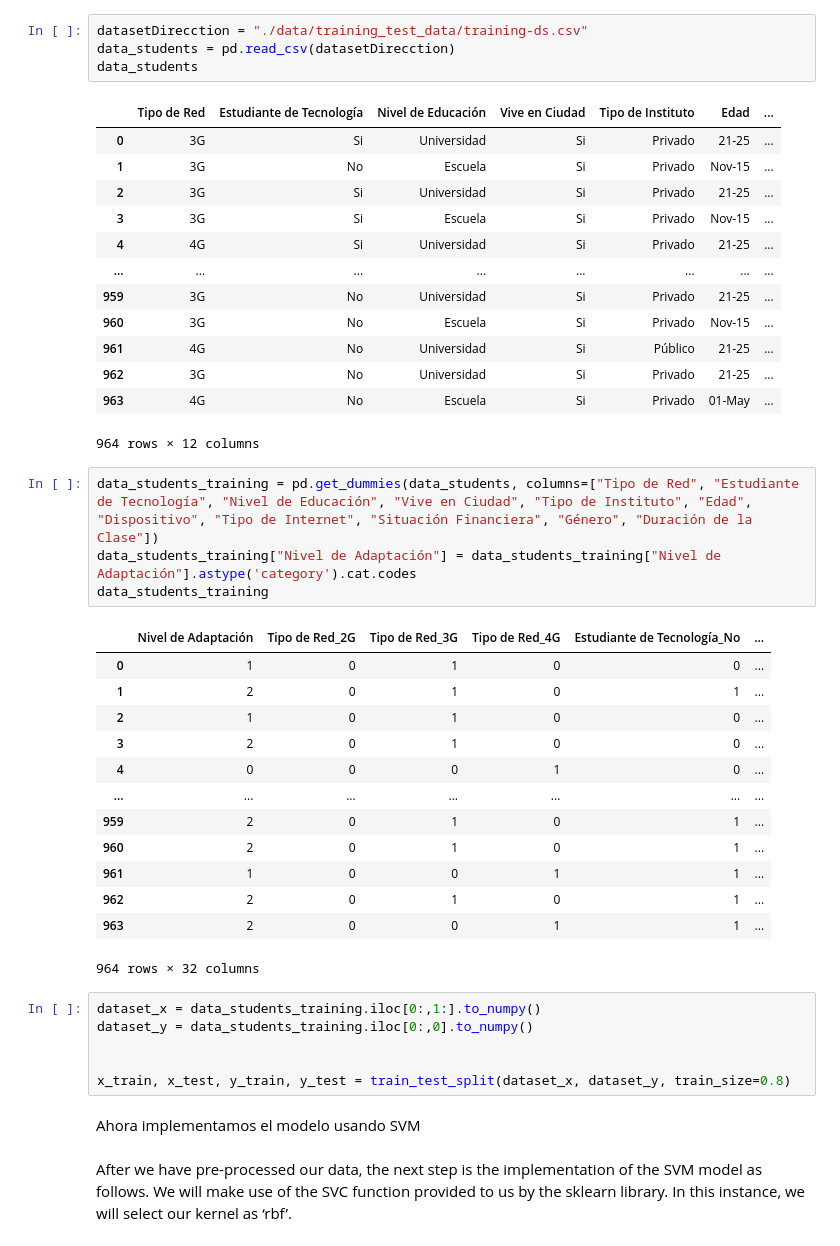
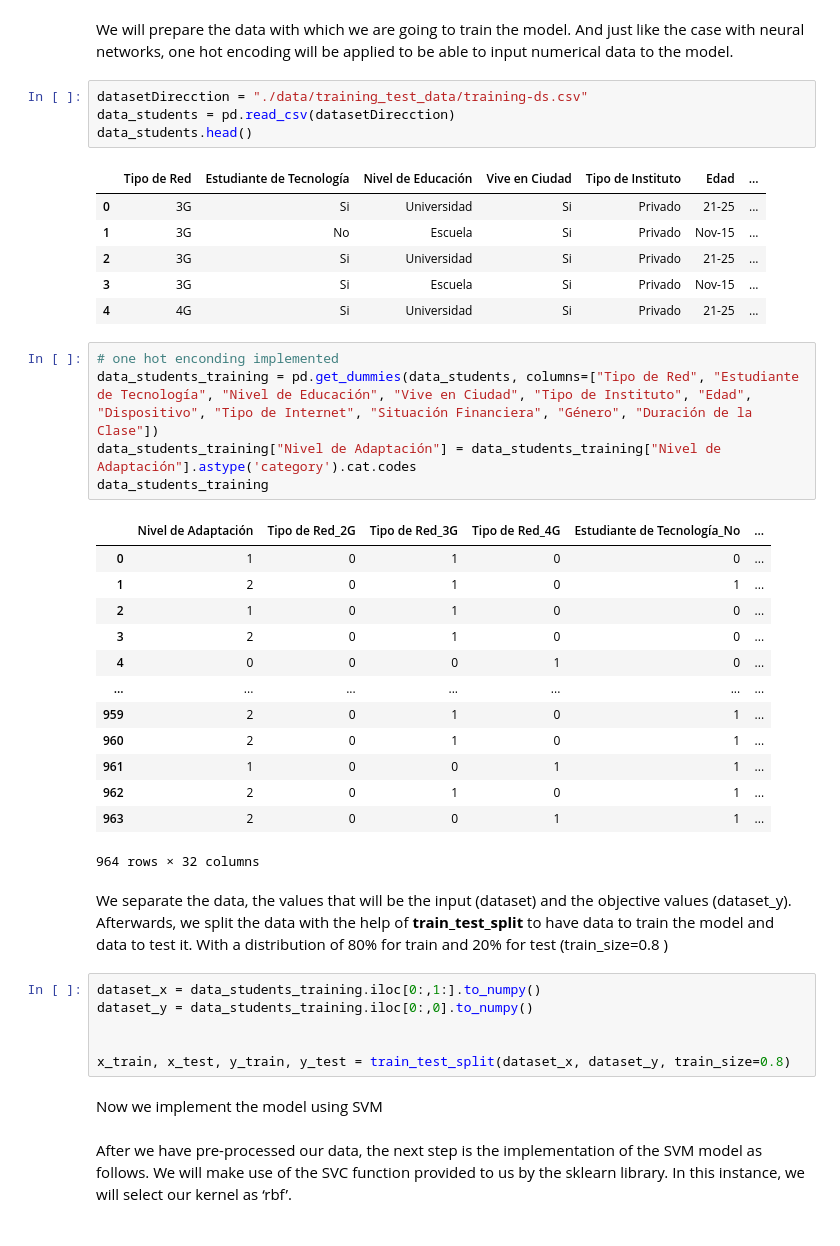
Before and after one commit to DiegoQR/assignment-5-SI, a Jupyter notebook: SupportVectorMachineModel.ipynb, the cells around one changed output. Saved outputs shown, nothing was run; the diff lists cells and outputs as text.

```diff
--- a/SupportVectorMachineModel.ipynb
+++ b/SupportVectorMachineModel.ipynb
@@ -19,22 +65,19 @@ Esta vez usaremos los datos para entrenar un model usando Suppor Vecto Machine,
+# %% [markdown]
+We will prepare the data with which we are going to train the model.
+And just like the case with neural networks, one hot encoding will be applied to be able to input numerical data to the model.
 # %%
 datasetDirecction = "./data/training_test_data/training-ds.csv"
 data_students = pd.read_csv(datasetDirecction)
-data_students
+data_students.head()
 # %% [output]
 |  | Tipo de Red | Estudiante de Tecnología | Nivel de Educación | Vive en Ciudad | Tipo de Instituto | Edad | ... |
 | 0 | 3G | Si | Universidad | Si | Privado | 21-25 | ... |
 | 1 | 3G | No | Escuela | Si | Privado | Nov-15 | ... |
 | 2 | 3G | Si | Universidad | Si | Privado | 21-25 | ... |
 | 3 | 3G | Si | Escuela | Si | Privado | Nov-15 | ... |
 | 4 | 4G | Si | Universidad | Si | Privado | 21-25 | ... |
-| ... | ... | ... | ... | ... | ... | ... | ... |
-| 959 | 3G | No | Universidad | Si | Privado | 21-25 | ... |
-| 960 | 3G | No | Escuela | Si | Privado | Nov-15 | ... |
-| 961 | 4G | No | Universidad | Si | Público | 21-25 | ... |
-| 962 | 3G | No | Universidad | Si | Privado | 21-25 | ... |
-| 963 | 4G | No | Escuela | Si | Privado | 01-May | ... |
-964 rows × 12 columns
 # %%
+# one hot enconding implemented
 data_students_training = pd.get_dummies(data_students, columns=["Tipo de Red", "Estudiante de Tecnología", "Nivel de Educación", "Vive en Ciudad", "Tipo de Instituto", "Edad", "Dispositivo", "Tipo de Internet", "Situación Financiera", "Género", "Duración de la Clase"])
 data_students_training["Nivel de Adaptación"] = data_students_training["Nivel de Adaptación"].astype('category').cat.codes
 data_students_training
@@ -52,14 +95,16 @@ data_students_training
 | 962 | 2 | 0 | 1 | 0 | 1 | ... |
 | 963 | 2 | 0 | 0 | 1 | 1 | ... |
 964 rows × 32 columns
+# %% [markdown]
+We separate the data, the values that will be the input (dataset) and the objective values (dataset_y). Afterwards, we split the data with the help of **train_test_split** to have data to train the model and data to test it. With a distribution of 80% for train and 20% for test (train_size=0.8 )
 # %%
 dataset_x = data_students_training.iloc[0:,1:].to_numpy()
 dataset_y = data_students_training.iloc[0:,0].to_numpy()
 
 
 x_train, x_test, y_train, y_test = train_test_split(dataset_x, dataset_y, train_size=0.8)
-# %% [markdown]
-Ahora implementamos el modelo usando SVM
+# %% [markdown]
+Now we implement the model using SVM
 # %% [markdown]
 After we have pre-processed our data, the next step is the implementation of the SVM model as follows. We will make use of the SVC function provided to us by the sklearn library. In this instance, we will select our kernel as ‘rbf’.
 # %%
```
Also changed, not shown: parts of 20 cells of this notebook.
